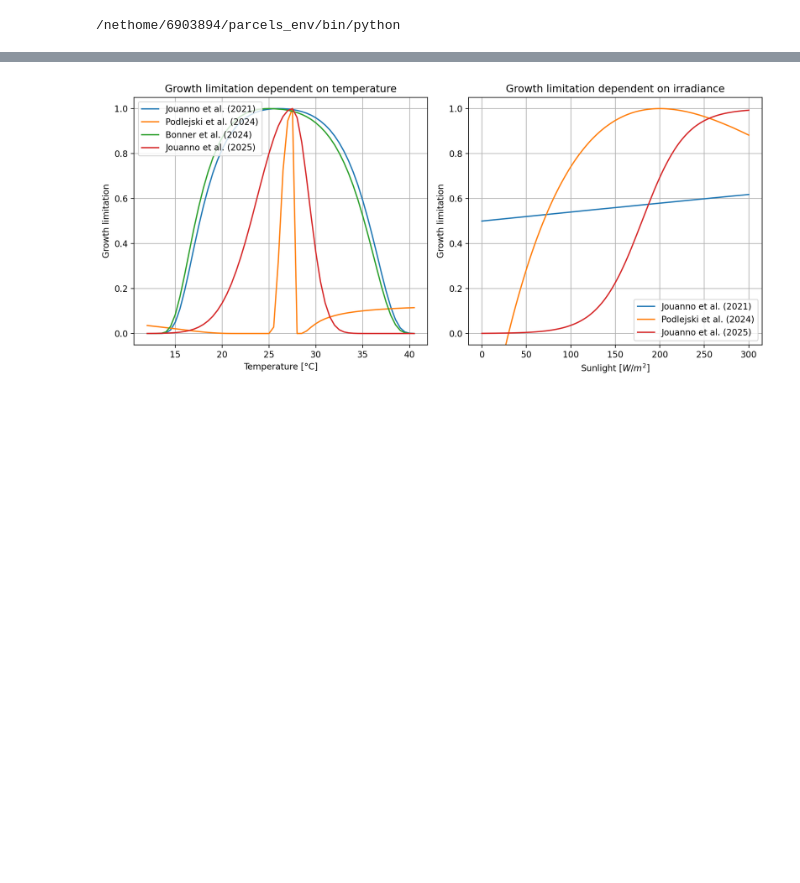
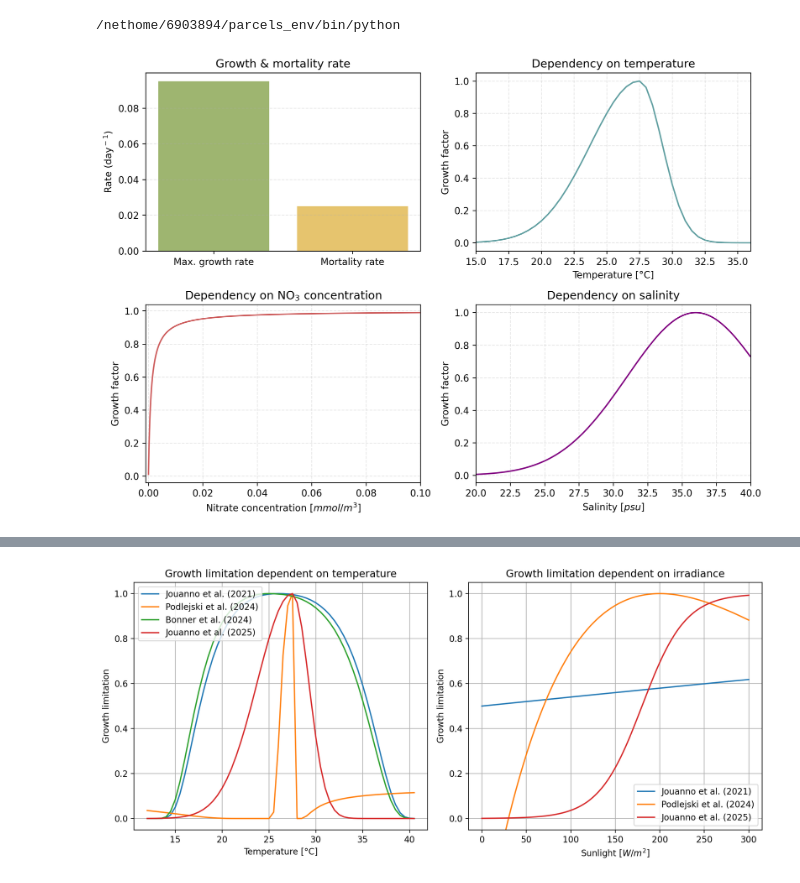
Before and after one commit to Parcels-code/Sargassum_growth_model, a Jupyter notebook: LIMITATION_ANALYSIS.ipynb, the cells around one changed output, grey strips where cells are left out. Drawn from its saved outputs; the diff is of its cells as text; code cells hidden in the pictures; blank space fills up the shorter version.

```diff
--- a/LIMITATION_ANALYSIS.ipynb
+++ b/LIMITATION_ANALYSIS.ipynb
@@ -11,6 +11,85 @@ import cartopy.feature
 from datetime import datetime, timedelta
 # %% [output]
 /nethome/6903894/parcels_env/bin/python
+# %%
+#RATES
+maximum_growth_rate = 0.095 #doublings/day
+mortality_rate = 0.025      #relative loss/day
+
+#Minimum, maximum and optimal temperature
+T_min = 20      #degC
+T_max = 31      #degC
+T_opt = 27.5    #degC
+
+#Nitrogen half saturation constant
+k_N  = 0.000129 #mmol/m3
+k_N2  = 0.001 #mmol/m3
+k_N3 = 0.01 #mmol/m3
+
+#Optimal salinity
+S_opt = 36 #psu
+# %%
+#Variable initialization
+T = np.arange(14,38,0.5)
+N = np.arange(0.00001,0.1,0.00001)
+S = np.arange(20,40,0.05)
+
+#Growth factor curves
+T_x = np.full_like(T,T_min)
+T_x[T > T_opt] = T_max
+growth_factor_T = np.exp(-2 * ((T - T_opt) /(T_x - T_opt))**2 )
+growth_factor_N = N / (N + k_N )
+growth_factor_N2 = N / (N + k_N2)
+growth_factor_N3 = N / (N + k_N3)
+growth_factor_S = np.exp(-0.02 * (S_opt - S)**2)
+
+#Figure
+fig_growthcurves, ((ax1, ax2), (ax3, ax4)) = plt.subplots(2, 2, figsize=(10, 7),dpi=290)
+
+#Growth rate & mortality rate
+rates = [maximum_growth_rate, mortality_rate]
+labels = ['Max. growth rate', 'Mortality rate']
+ax1.bar(labels, rates, color=['olivedrab', 'goldenrod'], alpha=0.65)
+ax1.set_ylabel(f'Rate (day$^-$$^1$)')
+ax1.set_title('Growth & mortality rate')
+ax1.grid(alpha=0.3, linestyle='--', axis='y')
+
+
+#Temperature
+ax2.plot(T, growth_factor_T, label=f'Jouanno et al. (2025)', c = 'cadetblue')
+ax2.set_xlabel('Temperature [°C]')
+ax2.set_ylabel('Growth factor')
+ax2.set_title('Dependency on temperature')
+ax2.grid(alpha=0.3, linestyle='--')
+#ax2.legend(loc='upper left')
+ax2.set_xlim(15,36)
+
+#Nitrogen concentration
+#ax3.plot(N, growth_factor_N, label = f'Monod equation with k$_N$ = {k_N}', color='tab:brown')
+ax3.plot(N, growth_factor_N2, label = f'Monod equation with k$_N$= {k_N2}', color='indianred')
+#ax3.plot(N, growth_factor_N3, label = f'Monod equation with k$_N$ = {k_N3}', color='darkorange')
+ax3.set_xlabel('Nitrate concentration [$mmol / m^3$]')
+ax3.set_ylabel('Growth factor')
+ax3.set_title(f'Dependency on NO$_3$ concentration')
+ax3.grid(alpha=0.3, linestyle='--')
+#ax3.legend(loc='lower right')
+ax3.set_xlim(-0.001,0.1)
+
+#Salinity concentration
+ax4.plot(S, growth_factor_S, label = f' Jouanno et al. (2025)', color='purple')
+ax4.set_xlabel('Salinity [$psu$]')
+ax4.set_ylabel('Growth factor')
+ax4.set_title(f'Dependency on salinity' )
+ax4.grid(alpha=0.3, linestyle='--')
+#ax4.legend()
+ax4.set_xlim(20,40)
+
+plt.tight_layout()
+plt.savefig("THESIS_PLOTS/dependencies_nolegend.pdf", format="pdf", bbox_inches="tight")
+plt.savefig("THESIS_PLOTS/dependencies_nolegend.png", format="png", bbox_inches="tight")
+plt.show()
+# %% [output]
+[figure, added]
 # %%
 #TEMPERATURE LIMITATION
 #Initializing temperature array in deg Celsius
```
Also changed, not shown: parts of 16 cells of this notebook.
